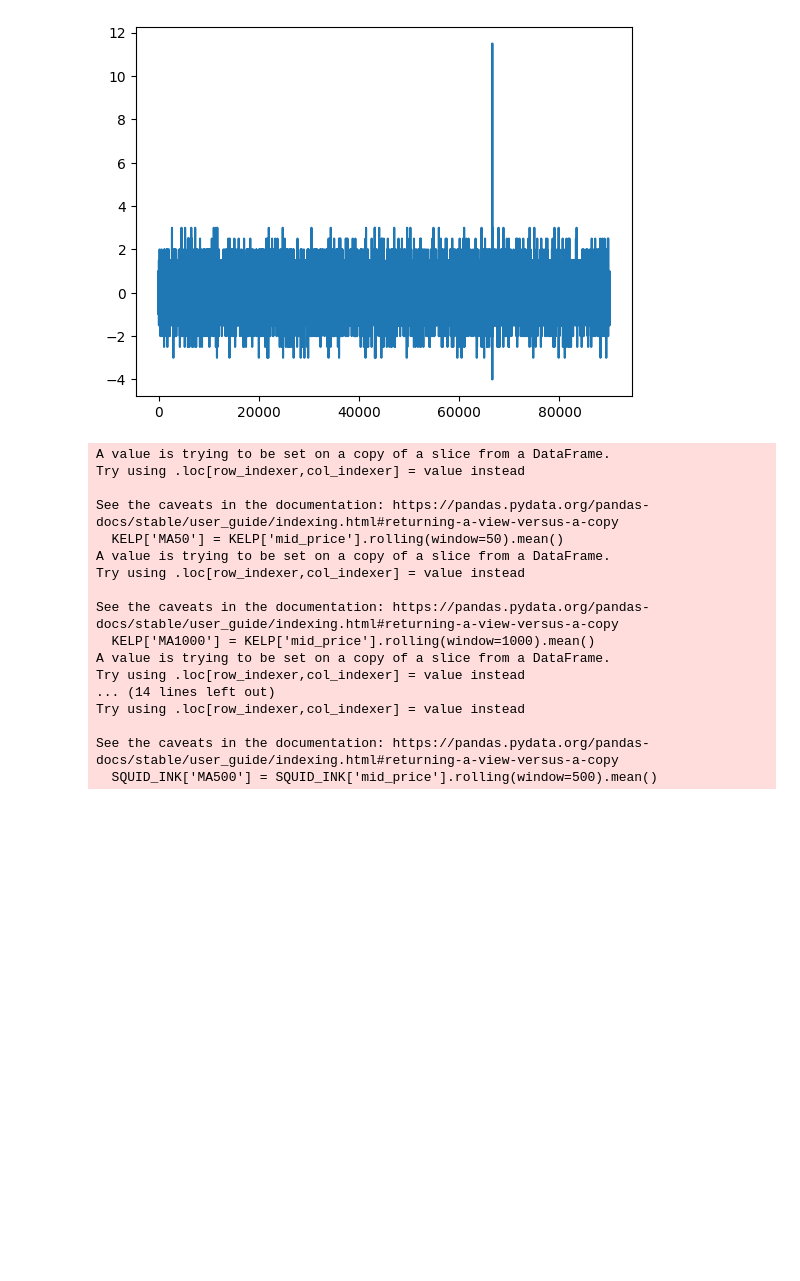
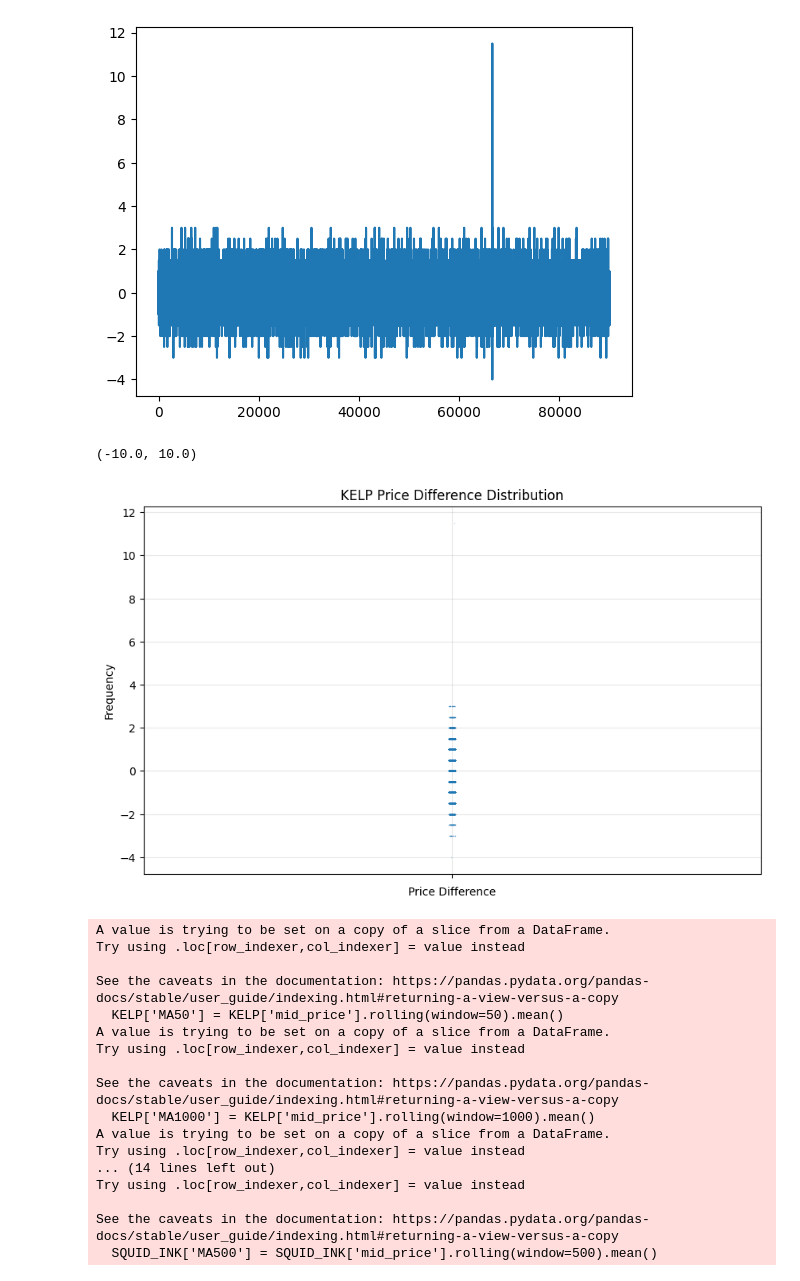
Before and after one commit to AkeBoss-tech/imc-prosperity-ake-bossers, a Jupyter notebook: round1/analysis.ipynb, the cells around one changed output. Cells and saved outputs as stored; diff of their text form; code cells hidden in the pictures; blank space fills up the shorter version.

```diff
--- a/round1/analysis.ipynb
+++ b/round1/analysis.ipynb
@@ -210,6 +206,17 @@ min         -4.000000
 max         11.500000
 Name: difference, dtype: float64
 [figure]
+# %%
+plt.figure(figsize=(10, 6))
+sns.stripplot(data=KELP['difference'], alpha=0.3, size=1)
+plt.title('KELP Price Difference Distribution')
+plt.xlabel('Price Difference')
+plt.ylabel('Frequency')
+plt.grid(True, alpha=0.3)
+plt.xlim(-10, 10)
+# %% [output]
+(-10.0, 10.0)
+[figure, added]
 # %%
 # Calculate moving averages for KELP
 KELP['MA50'] = KELP['mid_price'].rolling(window=50).mean()
```
Also changed, not shown: parts of 11 cells of this notebook, 2 other files.
